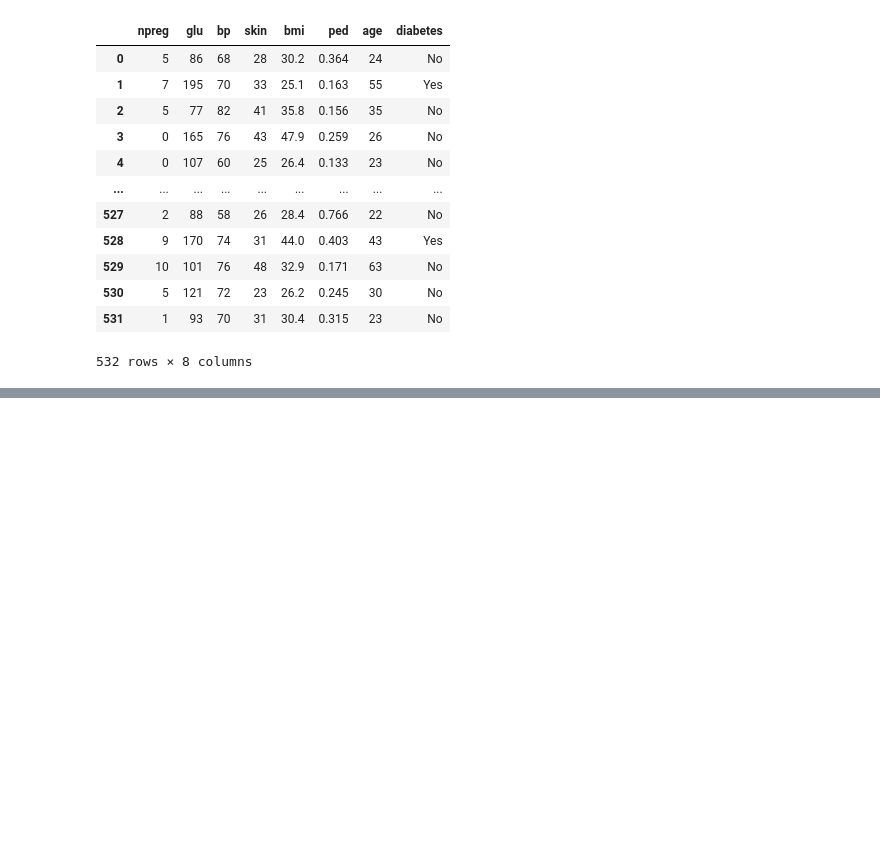
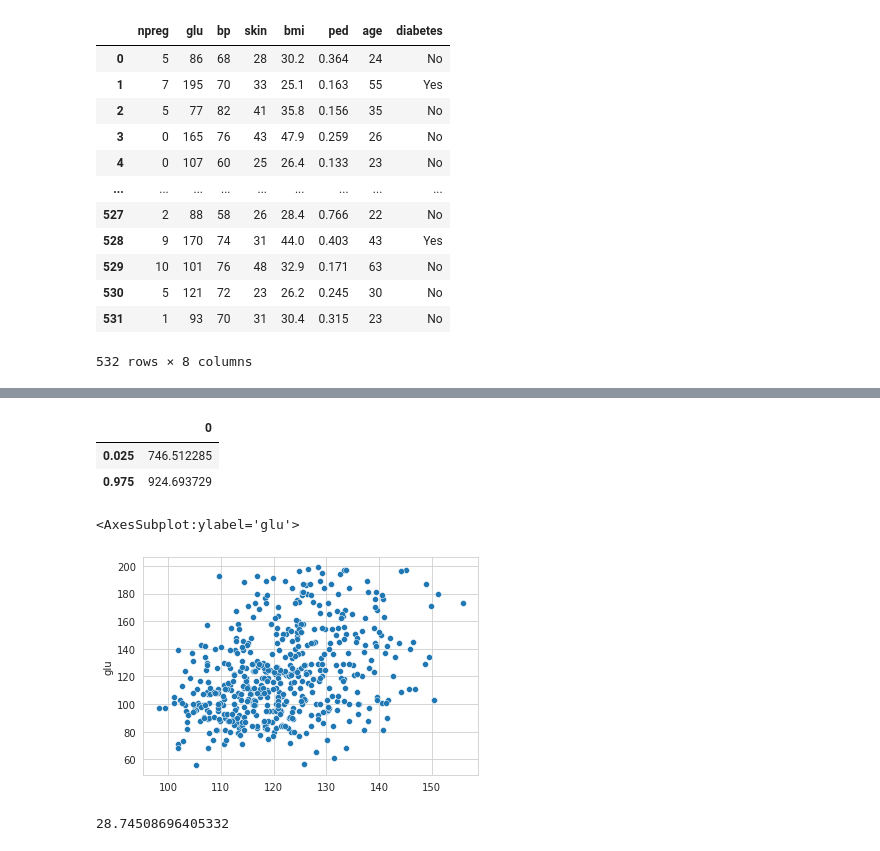
Before and after one commit to WHITSNAK/sta_602, a Jupyter notebook: hw12/ex 9.2.ipynb, the cells around one changed output, grey strips where cells are left out. Drawn from its saved outputs; the diff is of its cells as text; code cells hidden in the pictures; blank space fills up the shorter version.

```diff
--- a/hw12/ex 9.2.ipynb
+++ b/hw12/ex 9.2.ipynb
@@ -113,0 +99,15 @@ pd.DataFrame(pp['zβ']).quantile([0.025, 0.975])
+# %%
+pd.DataFrame(1/pp['τ']).quantile([0.025, 0.975])
+# %% [output]
+|  | 0 |
+| 0.025 | 746.512285 |
+| 0.975 | 924.693729 |
+# %%
+sns.scatterplot(x=pp['y'].mean(0), y=y)
+# %% [output]
+<AxesSubplot:ylabel='glu'>
+[figure, added]
+# %%
+np.sqrt(((pp['y'].mean(0) - y) ** 2).mean())
+# %% [output]
+28.74508696405332
```
Also changed, not shown: parts of 8 cells of this notebook.
